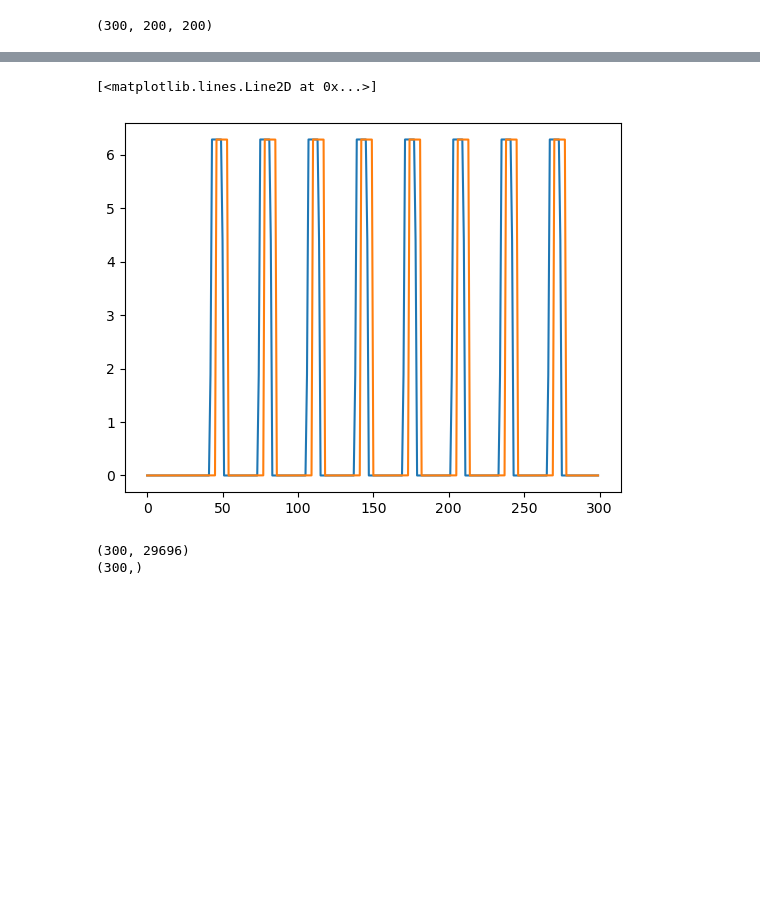
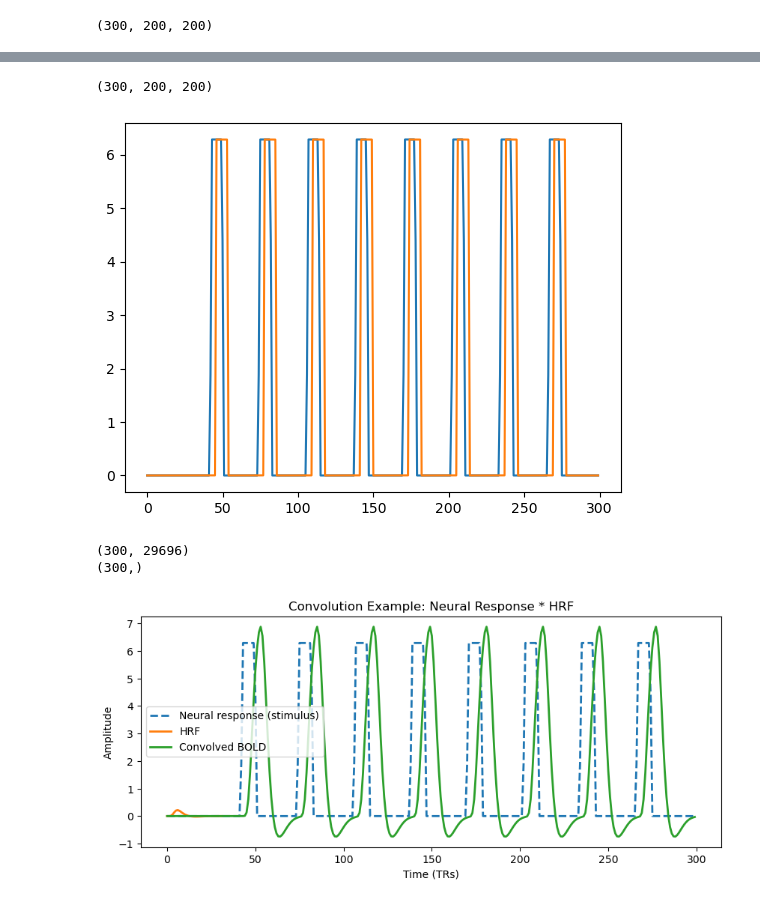
Before and after one commit to JosephineTu/NMA-Project, a Jupyter notebook: response_model-1.ipynb, the cells around one changed output, grey strips where cells are left out. Drawn from its saved outputs; the diff is of its cells as text; code cells hidden in the pictures; blank space fills up the shorter version.

```diff
--- a/response_model-1.ipynb
+++ b/response_model-1.ipynb
@@ -278,10 +196,12 @@ plt.show()
 # %%
+# examples of different x,y values causes different phase in response patterns
 r1 = simulate_voxel_response(stimulus_matrix, make_prf_matrix(100, 50, 1))
 r2 = simulate_voxel_response(stimulus_matrix, make_prf_matrix(150, 30, 1))
 plt.plot(r1)
 plt.plot(r2)
+print(stimulus_matrix.shape) # (300, 200, 200)
 # %% [output]
-[<matplotlib.lines.Line2D at 0x...>]
+(300, 200, 200)
 [figure]
 # %%
 # Select n random V1 voxels
@@ -297,3 +217,26 @@ print(v1_bold_subset[:,0].shape) # Should be (300,)
 # %% [output]
 (300, 29696)
 (300,)
+# %%
+from nilearn.glm.first_level import spm_hrf
+from scipy.signal import convolve
+# params
+n_timepoints = 50
+tr = 1.0  # 1s TR
+neural_response = simulate_voxel_response(stimulus_matrix, make_prf_matrix(100, 50, 1))
+# HRF
+hrf = spm_hrf(tr, oversampling=1)
+# convolution
+bold_pred = convolve(neural_response, hrf)[:stimulus_matrix.shape[0]]
+
+plt.figure(figsize=(10,4))
+plt.plot(neural_response, label="Neural response (stimulus)", lw=2,ls="--")
+plt.plot(hrf[:n_timepoints], label="HRF", lw=2)
+plt.plot(bold_pred, label="Convolved BOLD", lw=2)
+plt.xlabel("Time (TRs)")
+plt.ylabel("Amplitude")
+plt.title("Convolution Example: Neural Response * HRF")
+plt.legend()
+plt.show()
+# %% [output]
+[figure, added]
```
Also changed, not shown: parts of 24 cells of this notebook, 1 other file.
